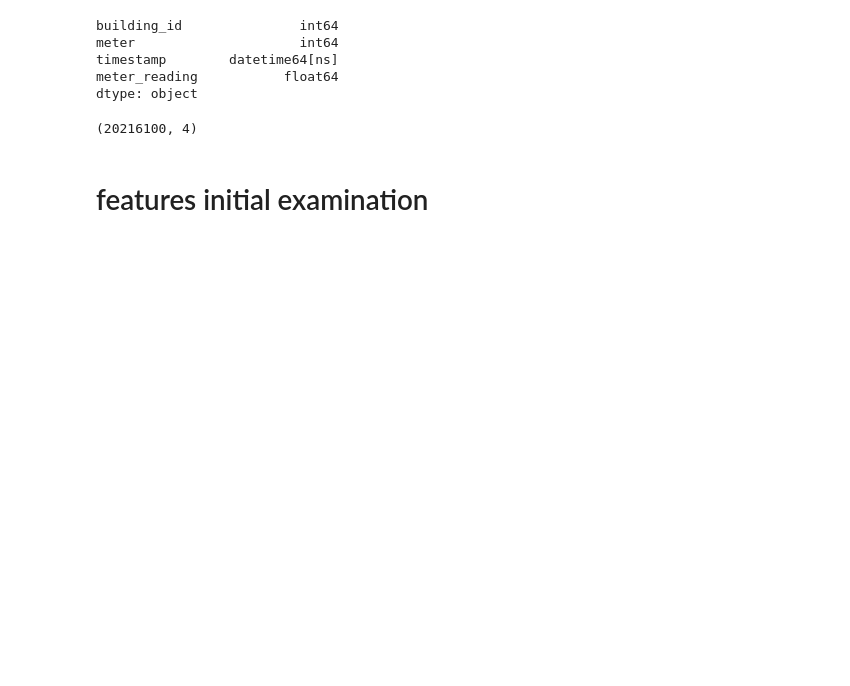
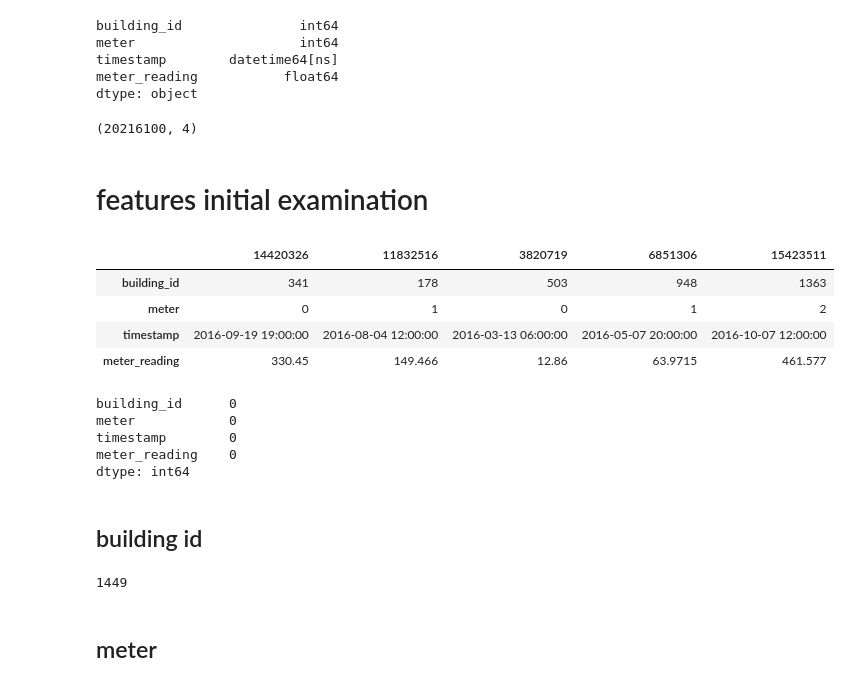
Before and after one commit to ItayElizur/kaggle_energy, a Jupyter notebook: train data examination.ipynb, the cells around one changed output. Drawn from its saved outputs; the diff is of its cells as text; code cells hidden in the pictures; blank space fills up the shorter version.

```diff
--- a/train data examination.ipynb
+++ b/train data examination.ipynb
@@ -30,3 +31,29 @@ train.shape
 (20216100, 4)
 # %% [markdown]
 # features initial examination
+# %%
+random_places = np.random.randint(0, train.shape[0], (5))
+train.iloc[random_places].T
+# %% [output]
+|  | 14420326 | 11832516 | 3820719 | 6851306 | 15423511 |
+| building_id | 341 | 178 | 503 | 948 | 1363 |
+| meter | 0 | 1 | 0 | 1 | 2 |
+| timestamp | 2016-09-19 19:00:00 | 2016-08-04 12:00:00 | 2016-03-13 06:00:00 | 2016-05-07 20:00:00 | 2016-10-07 12:00:00 |
+| meter_reading | 330.45 | 149.466 | 12.86 | 63.9715 | 461.577 |
+# %%
+np.sum(train.isna())
+# %% [output]
+building_id      0
+meter            0
+timestamp        0
+meter_reading    0
+dtype: int64
+# %% [markdown]
+## building id
+# %%
+building_amount = len(train['building_id'].unique())
+building_amount
+# %% [output]
+1449
+# %% [markdown]
+## meter
```
Also changed, not shown: parts of 33 cells of this notebook.
